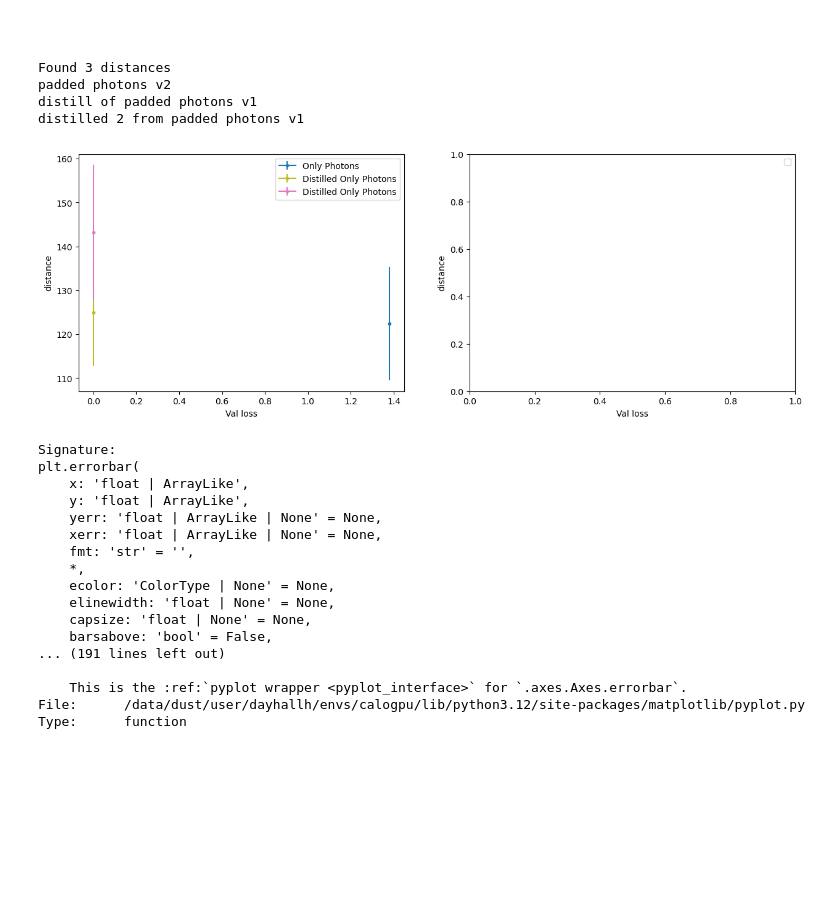
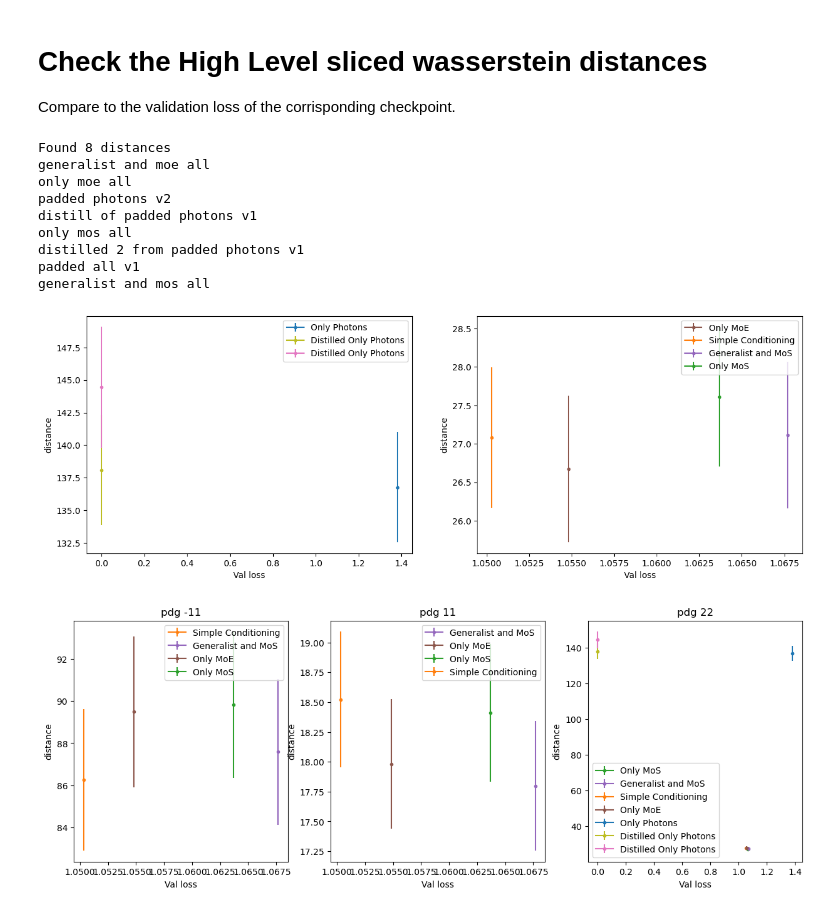
Before and after one commit to HenryDayHall/CaloCloudi, a Jupyter notebook: scripts/check_slicedWHL.ipynb, the cells around one changed output. Saved outputs shown, nothing was run; the diff lists cells and outputs as text; code cells hidden in the pictures; blank space fills up the shorter version.

```diff
--- a/scripts/check_slicedWHL.ipynb
+++ b/scripts/check_slicedWHL.ipynb
@@ -1,5 +1,7 @@
 # %% [markdown]
-#
+# Check the High Level sliced wasserstein distances
+
+Compare to the validation loss of the corrisponding checkpoint.
 # %%
 import glob
 import numpy as np
@@ -10,12 +12,14 @@ from src.evaluation import plotting
 from plotting_rules import colours, pretty_names
 from src.training.best_checkpoint import checkpoint_scores
 # %%
-n_projections = 100
+n_projections = 1000
 paths = glob.glob(f"/data/dust/user/dayhallh/data/CaloClouds_diffusion/logs/*/checkpoints/*_slicedHLwas{n_projections}.npz")
 print(f"Found {len(paths)} distances")
 log_dirs = []
 tags = []
 distances = []
+distances_by_pdg = {-11:[], 11:[], 22:[]}
+errors_by_pdg = {-11:[], 11:[], 22:[]}
 errors = []
 val_loss = []
 was_tag = f"_slicedHLwas{n_projections}.npz"
@@ -38,54 +42,73 @@ for path in paths:
     tags.append(tag)
 
     with open(path, 'r') as f:
-        try:
-            result = yaml.safe_load(f)
-        except Exception:
-            result = {"distance": None, "error": None}
+        result = yaml.safe_load(f)
     distances.append(result["distance"])
     errors.append(result["error"])
+    if "pdg_22_distance" in result:
+        for pdg in distances_by_pdg:
+            distances_by_pdg[pdg].append(result[f"pdg_{pdg}_distance"])
+            errors_by_pdg[pdg].append(result[f"pdg_{pdg}_error"])
+    else:
+        distances_by_pdg[22].append(result["distance"])
+        errors_by_pdg[22].append(result["error"])
+        distances_by_pdg[-11].append(None)
+        errors_by_pdg[-11].append(None)
+        distances_by_pdg[11].append(None)
+        errors_by_pdg[11].append(None)
 # %% [output]
-Found 3 distances
+Found 8 distances
+generalist and moe all
+only moe all
 padded photons v2
 distill of padded photons v1
+only mos all
 distilled 2 from padded photons v1
+padded all v1
+generalist and mos all
 # %%
 fig, axarr = plt.subplots(1, 2, figsize=(15, 5))
 
 order = np.argsort(distances)
 for i in order:
     tag = tags[i]
+
     c = colours[tag]
     pretty = pretty_names[tag]
+    if "Generalist and MoE" in pretty:
+        continue
     if "Photons" in pretty:
         ax = axarr[0]
     else:
         ax = axarr[1]
 
     ax.errorbar([val_loss[i]], [distances[i]], [errors[i]], c=c, marker='.', label=pretty_names[tag])
 for ax in axarr:
     ax.legend()
     ax.set_xlabel("Val loss")
     ax.set_ylabel("distance")
 # %% [output]
-[figure, old version]
+[figure, new version]
 # %%
-plt.errorbar?
+fig, axarr = plt.subplots(1, 3, figsize=(15, 5))
+
+for i, pdg in enumerate(distances_by_pdg.keys()):
+    ax = axarr[i]
+    ax.set_title(f"pdg {pdg}")
+    sanitised_distances = [0 if d is None else d for d in distances_by_pdg[pdg]]
+    order = np.argsort(sanitised_distances)
+    for i in order:
+        dist = distances_by_pdg[pdg][i]
+        if dist is None:
+            continue
+        tag = tags[i]
+        c = colours[tag]
+        pretty = pretty_names[tag]
+        if "Generalist and MoE" in pretty:
+            continue
+        ax.errorbar([val_loss[i]], [dist], [errors_by_pdg[pdg][i]], c=c, marker='.', label=pretty_names[tag])
+    ax.legend()
+    ax.set_xlabel("Val loss")
+    ax.set_ylabel("distance")
 # %% [output]
-Signature:
-plt.errorbar(
-    x: 'float | ArrayLike',
-    y: 'float | ArrayLike',
-    yerr: 'float | ArrayLike | None' = None,
-    xerr: 'float | ArrayLike | None' = None,
-    fmt: 'str' = '',
-    *,
-    ecolor: 'ColorType | None' = None,
-    elinewidth: 'float | None' = None,
-    capsize: 'float | None' = None,
-    barsabove: 'bool' = False,
-... (191 lines left out)
-
-    This is the :ref:`pyplot wrapper <pyplot_interface>` for `.axes.Axes.errorbar`.
-File:      /data/dust/user/dayhallh/envs/calogpu/lib/python3.12/site-packages/matplotlib/pyplot.py
-Type:      function
+[figure, added]
```
Also changed, not shown: parts of 1 cell of this notebook, 6 other files.
